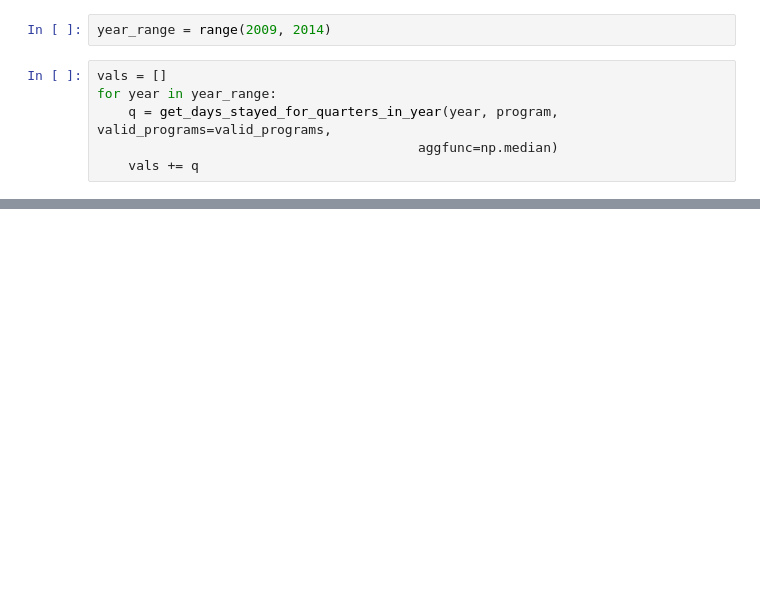
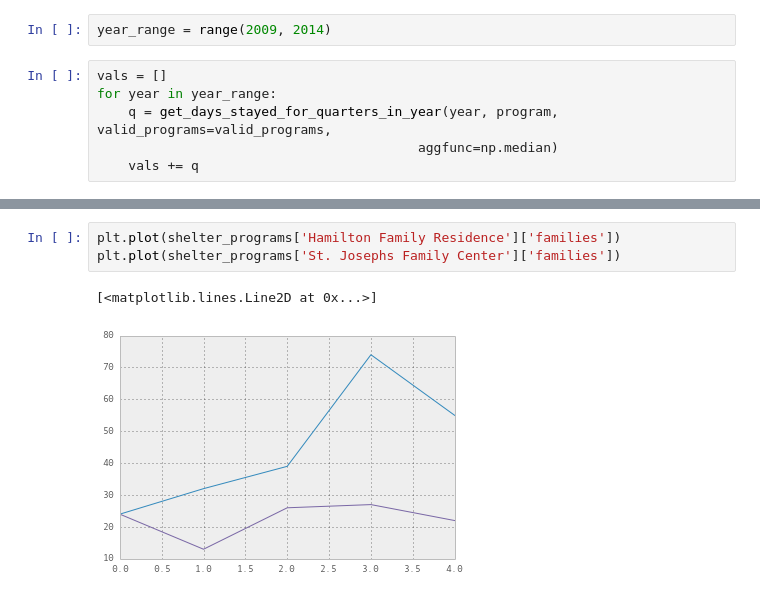
Before and after one commit to carlshan/sf-homelessness, a Jupyter notebook: exploration/2014-11-04-metrics [Carl].ipynb, the cells around one changed output, grey strips where cells are left out. Drawn from its saved outputs; the diff is of its cells as text; blank space fills up the shorter version.

```diff
--- a/exploration/2014-11-04-metrics [Carl].ipynb
+++ b/exploration/2014-11-04-metrics [Carl].ipynb
@@ -566,0 +592,6 @@ plt.xticks(range(1, len(med)+1,4 ), tick_labels)
+# %%
+plt.plot(shelter_programs['Hamilton Family Residence']['families'])
+plt.plot(shelter_programs['St. Josephs Family Center']['families'])
+# %% [output]
+[<matplotlib.lines.Line2D at 0x...>]
+[figure, added]
```
Also changed, not shown: parts of 25 cells of this notebook.
